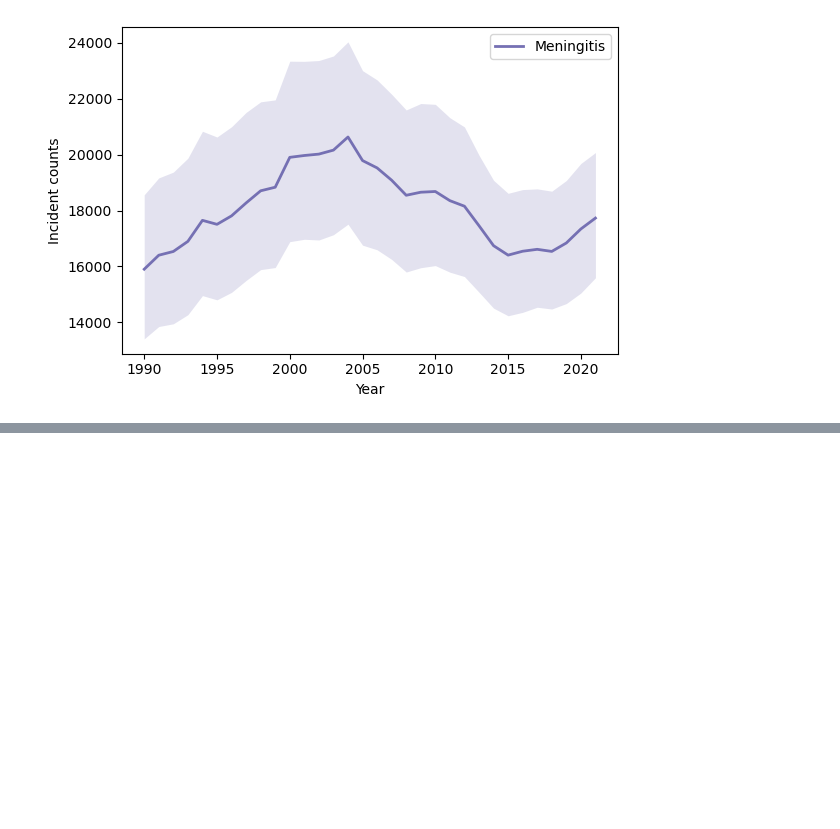
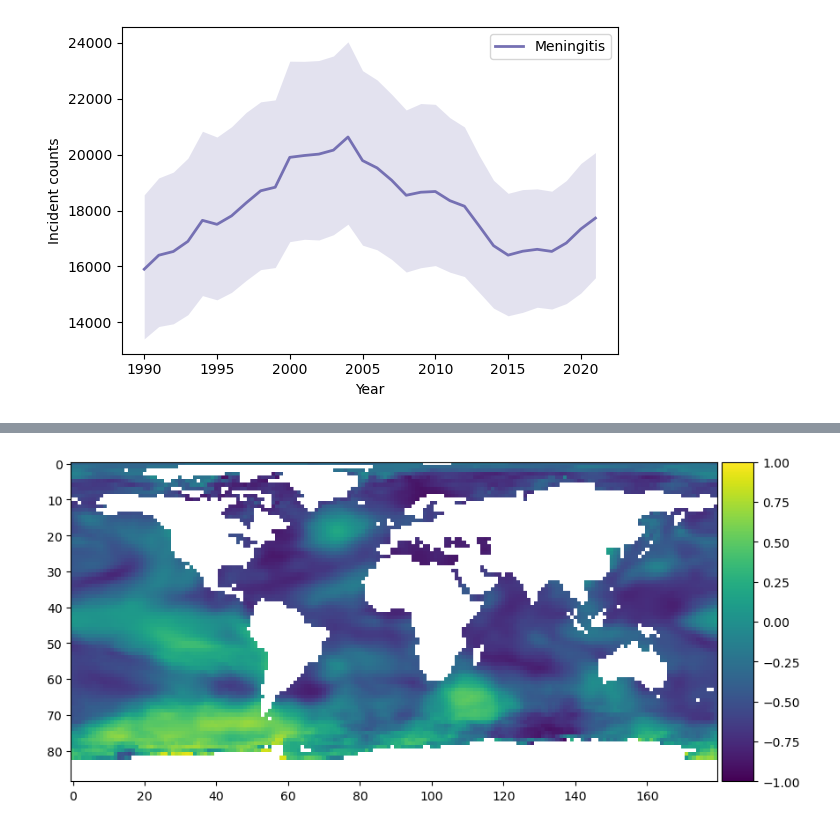
Before and after one commit to blackteacatsu/fall_2024_climate_infectionous, a Jupyter notebook: project/CLIMATE_DISEASE_CORR.ipynb, the cells around one changed output, grey strips where cells are left out. Cells and saved outputs as stored; diff of their text form; code cells hidden in the pictures; blank space fills up the shorter version.

```diff
--- a/project/CLIMATE_DISEASE_CORR.ipynb
+++ b/project/CLIMATE_DISEASE_CORR.ipynb
@@ -191,0 +256,20 @@ plt.show()
+# %%
+correlation_all_country = {}
+for country in tqdm(df['location_name'].unique()):
+    meningitis_incident = pd.read_csv(f'./data/disease/by country/{country}/{country}_meningitis_rate.csv')
+    meningitis_incident['year'] = pd.to_datetime(meningitis_incident['year'], format='%Y')
+
+    correlation_map = []
+    meningitis_array  = meningitis_incident['val'].values
+
+    for i in range(len(reshaped_sst)):
+        sst_series = reshaped_sst[i]
+    # Ensure valid data for correlation (no NaNs)
+        mask = ~np.isnan(meningitis_array) & ~np.isnan(sst_series)
+        if np.sum(mask) > 0:
+            correlation_map.append(float(pearsonr(sst_series[mask], meningitis_array[mask])[0]))
+        else:
+            correlation_map.append(np.nan)
+
+    correlation_map = np.array(correlation_map).reshape((len(latitudes), len(longitudes)))
+    correlation_all_country[country] = correlation_map
@@ -191,0 +305,19 @@ plt.show()
+# %%
+# Create the plot
+from mpl_toolkits.axes_grid1 import make_axes_locatable
+fig, ax = plt.subplots(figsize=(10, 10))
+
+# Display the image using plt.imshow
+im = ax.imshow(correlation_all_country['Benin'], cmap='viridis', vmax=1, vmin=-1)
+
+# Create a divider for the existing axes to align the color bar
+divider = make_axes_locatable(ax)
+cax = divider.append_axes("right", size="5%", pad=0.05)  # Adjust size and padding as needed
+
+# Add the color bar to the new axes, ensuring it fits the image size
+plt.colorbar(im, cax=cax)
+
+# Show the plot
+plt.show()
+# %% [output]
+[figure, added]
```
Also changed, not shown: parts of 15 cells of this notebook, 23 other files.
